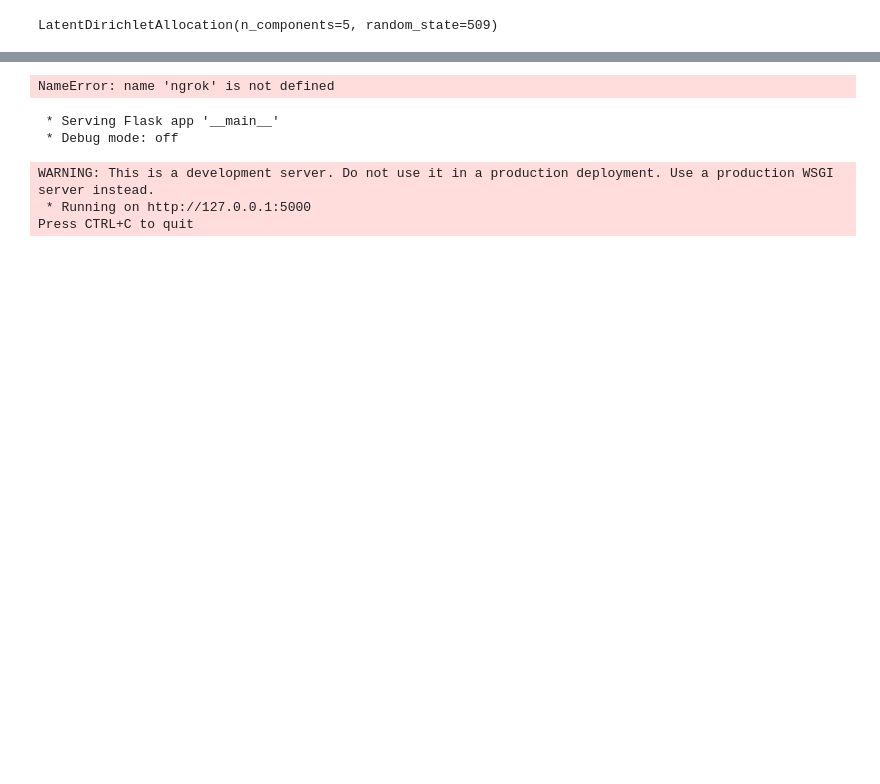
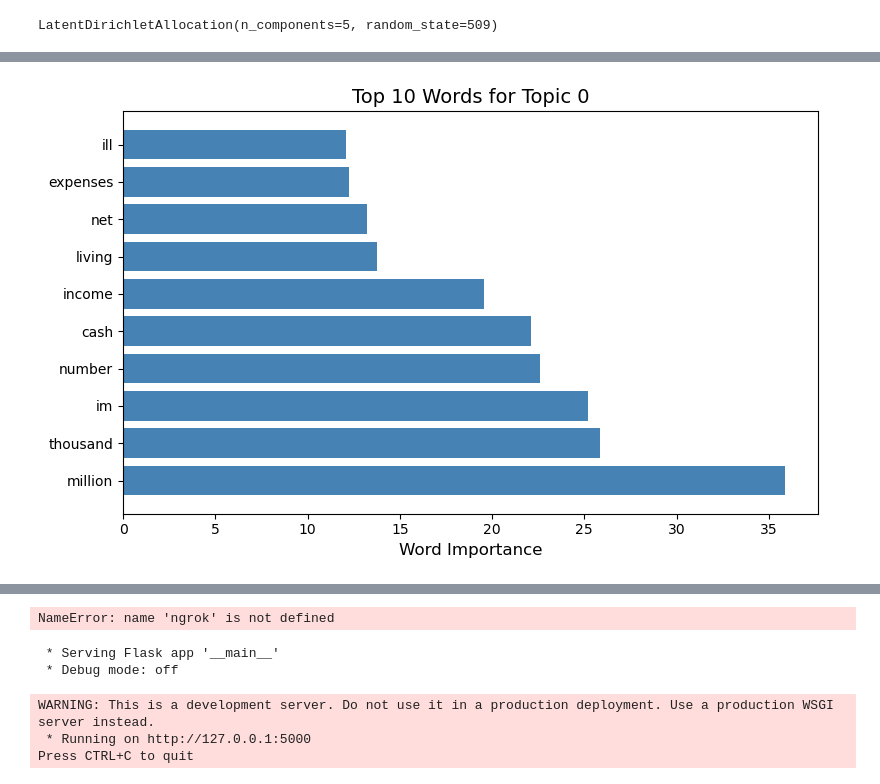
Before and after one commit to vanguardfox/ads509-group5, a Jupyter notebook: ADS509_Final_Project.ipynb, the cells around one changed output, grey strips where cells are left out. Cells and saved outputs as stored; diff of their text form; code cells hidden in the pictures; blank space fills up the shorter version.

Commit message:
Updated Flask
Fixed layout of flask and updated/cleaned graphs on overview page.

```diff
--- a/ADS509_Final_Project.ipynb
+++ b/ADS509_Final_Project.ipynb
@@ -826,3 +829,96 @@ with open('new_lda_model.pkl', 'wb') as f:
 # Save the current vectorizer
 with open('new_vectorizer.pkl', 'wb') as f:
     pickle.dump(vectorizer_ct, f)
+# %%
+# Initialize Flask app
+app = Flask(__name__)
+
+# Function to find a free port (Optional, but useful for deployment conflicts)
+def find_free_port():
+    s = socket.socket(socket.AF_INET, socket.SOCK_STREAM)
+    s.bind(('', 0))
+    port = s.getsockname()[1]
+    s.close()
+    return port
+
+# Load pre-trained LDA model and TF-IDF vectorizer
+lda_model_path = 'new_lda_model.pkl'
+vectorizer_path = 'new_vectorizer.pkl'
+fire_df_path = 'fire_comments.csv'
+
+# Load LDA model, vectorizer, and data
+with open(lda_model_path, 'rb') as f:
+    lda_model = pickle.load(f)
+
+with open(vectorizer_path, 'rb') as f:
+    vectorizer = pickle.load(f)
+
+fire_df = pd.read_csv(fire_df_path)
+
+# Load Sentiment Analyzer (Vader)
+analyzer = SentimentIntensityAnalyzer()
+
+# Route for home and classification and sentiment analysis
+@app.route('/', methods=['GET', 'POST'])
+def classify_and_analyze():
+    if request.method == 'POST':
+        input_text = request.form['text']  # Get text from form submission
+
+        # Perform topic classification
+        input_vectorized = vectorizer.transform([input_text])
+        topics_distribution = lda_model.transform(input_vectorized)
+        predicted_topic = topics_distribution.argmax()
+
+        # Perform sentiment analysis
+        sentiment_scores = analyzer.polarity_scores(input_text)
+
+        # Send results as JSON and display them on the index page
+        return render_template(
+            'index.html',
+            input_text=input_text,
+            predicted_topic=predicted_topic,
+            sentiment_scores=sentiment_scores
+        )
+    return render_template('index.html')
+
+# Route for topic overview with visualizations
+import matplotlib.cm as cm
+
+@app.route('/overview')
+def overview():
+    topic_keywords = {}
+    num_top_words = 10
+    feature_names = vectorizer.get_feature_names_out()
+
+    #list of colors for the topics
+    colors = ['steelblue', 'seagreen', 'orange', 'purple', 'crimson', 'darkcyan', 'gold', 'teal', 'coral', 'navy']
+
+    for topic_idx, topic in enumerate(lda_model.components_):
+        top_words = [feature_names[i] for i in topic.argsort()[:-num_top_words - 1:-1]]
+        topic_keywords[f'Topic {topic_idx}'] = top_words
+
+        # Select a color for the current topic (repeats if there are more topics than colors)
+        color = colors[topic_idx % len(colors)]
+
+        # Create a bar plot for each topic
+        plt.figure(figsize=(8, 5))
+        plt.barh(top_words, topic[topic.argsort()[:-num_top_words - 1:-1]], color=color)
+        plt.xlabel("Word Importance", fontsize=12)
+        plt.title(f"Top {num_top_words} Words for Topic {topic_idx}", fontsize=14)
+        plt.tight_layout()
+
+        # Save the plot to a BytesIO object
+        img = io.BytesIO()
+        plt.savefig(img, format='png', bbox_inches="tight")
+        img.seek(0)
+        img_b64 = base64.b64encode(img.getvalue()).decode()
+
+        # Add the plot to the topic_keywords dictionary as a base64 image
+        topic_keywords[f'Topic {topic_idx}_plot'] = img_b64
+
+    return render_template('overview.html', topics=topic_keywords)
+
+if __name__ == '__main__':
+    port = find_free_port()  # Find a free port to avoid conflicts
+    app.run(debug=True, use_reloader=False, port=port)
+# %% [output]
@@ -828,0 +935 @@ with open('new_vectorizer.pkl', 'wb') as f:
+[figure, added]
```
Also changed, not shown: parts of 8 cells of this notebook, 11 other files.
